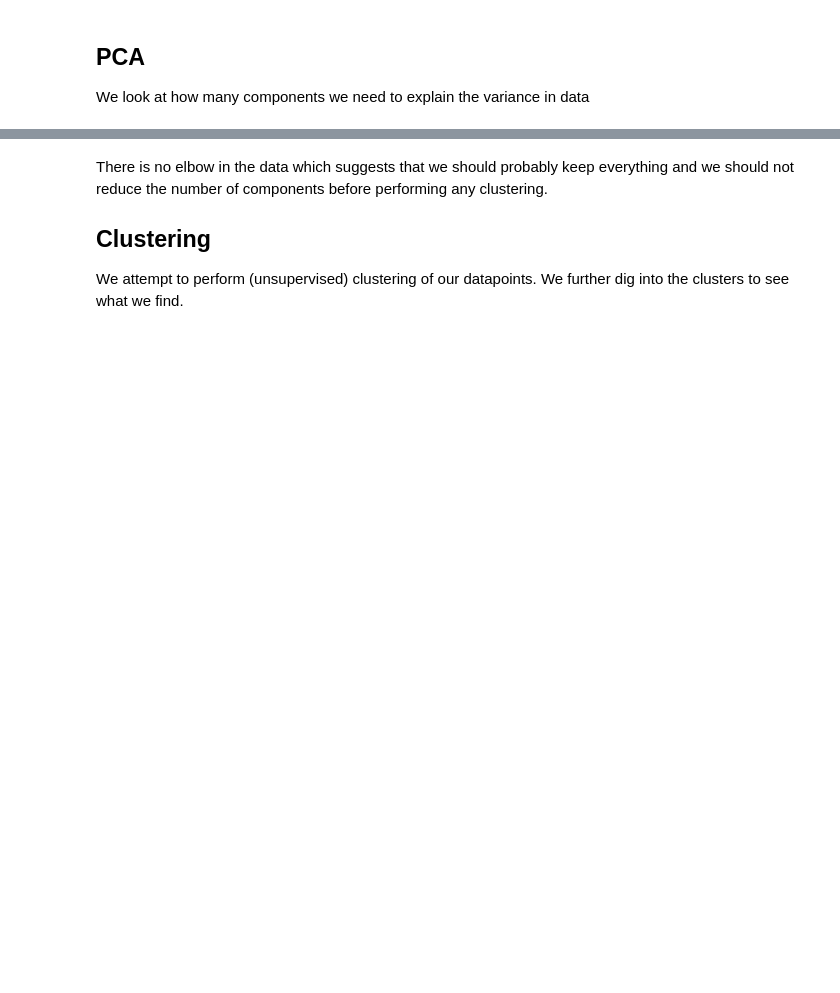
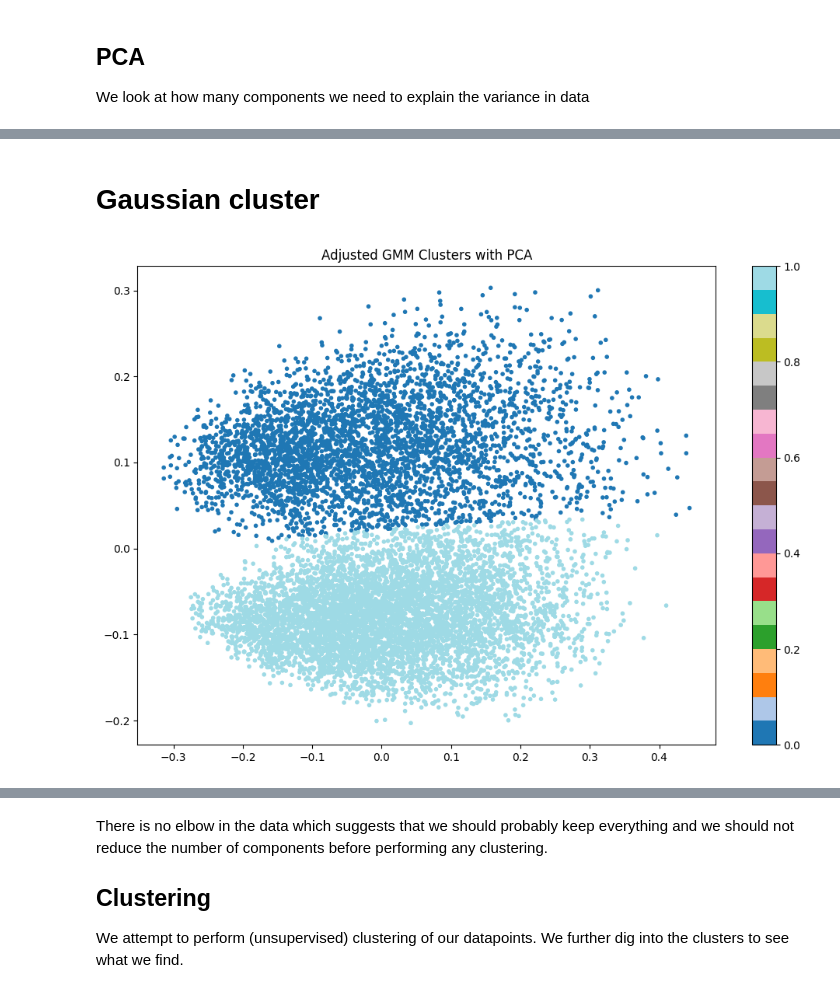
Before and after one commit to sarashs/Exploratory, a Jupyter notebook: FPGA_code_DB.ipynb, the cells around one changed output, grey strips where cells are left out. Drawn from its saved outputs; the diff is of its cells as text; code cells hidden in the pictures; blank space fills up the shorter version.

```diff
--- a/FPGA_code_DB.ipynb
+++ b/FPGA_code_DB.ipynb
@@ -72,0 +91,24 @@ plt.show()
+# %% [markdown]
+# Gaussian cluster
+# %%
+from sklearn.mixture import GaussianMixture
+import matplotlib.pyplot as plt
+from sklearn.decomposition import PCA
+
+# Reduce dimensions to 2D using PCA for visualization
+pca = PCA(n_components=2)
+embeddings_pca = pca.fit_transform(embeddings)
+
+# Fit GMM with 2 components, adjusting covariance type and initialization
+gmm = GaussianMixture(n_components=2, covariance_type='full', n_init=10, init_params='kmeans', random_state=52)
+gmm.fit(embeddings_pca)
+labels = gmm.predict(embeddings_pca)
+
+# Plot the clusters
+plt.figure(figsize=(12, 8))
+plt.scatter(embeddings_pca[:, 0], embeddings_pca[:, 1], c=labels, cmap='tab20', marker='.')
+plt.title('Adjusted GMM Clusters with PCA')
+plt.colorbar()
+plt.show()
+# %% [output]
+[figure, added]
```
Also changed, not shown: parts of 17 cells of this notebook, 1 other file.
